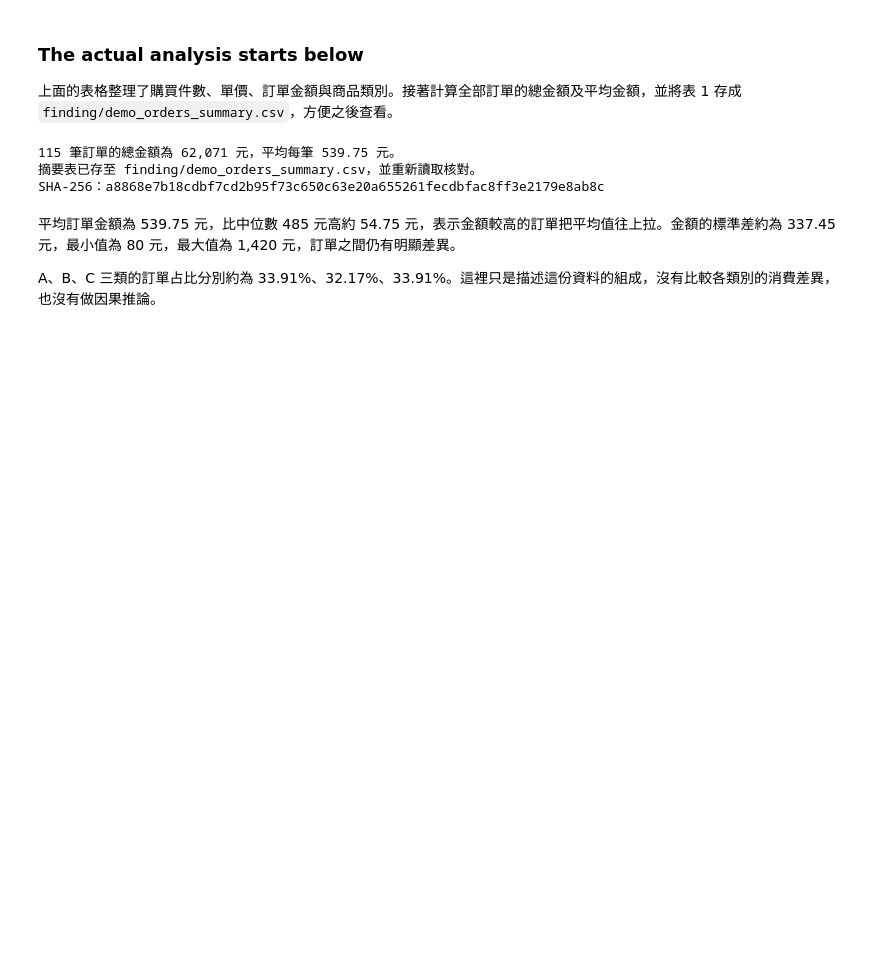
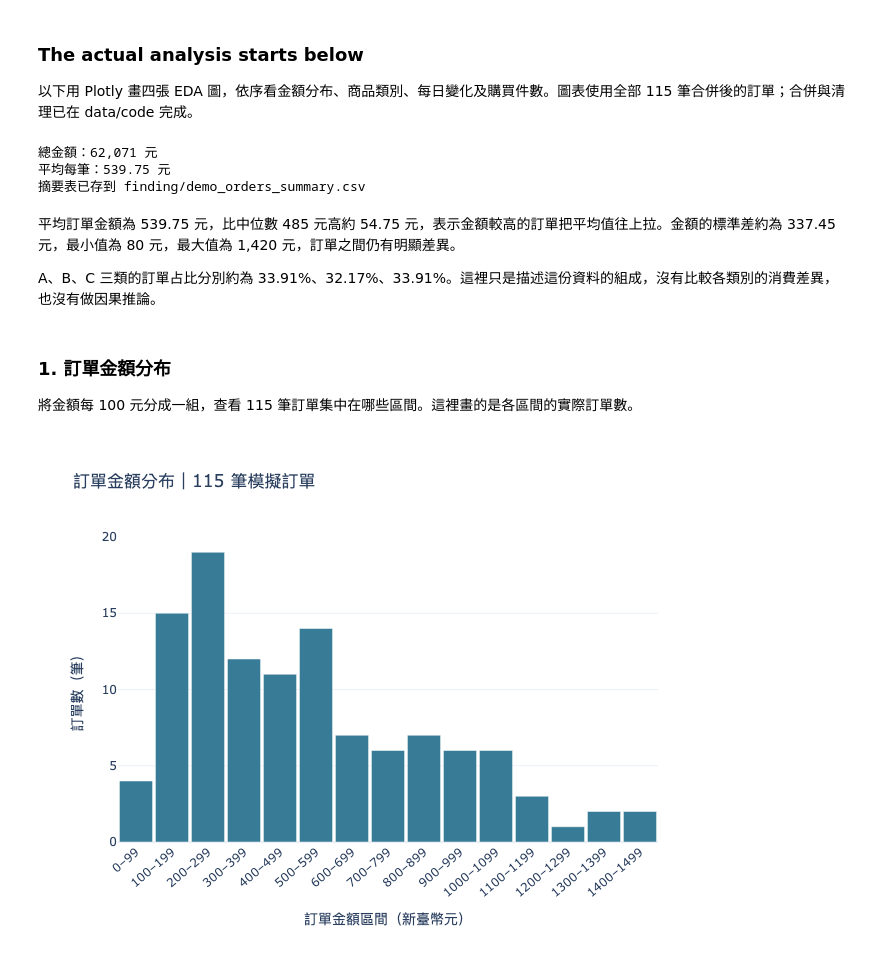
Before and after one commit to DanielTsai2026/DSSI2026-group-x, a Jupyter notebook: finding/demo_orders_analysis.ipynb, the cells around one changed output. Drawn from its saved outputs; the diff is of its cells as text; code cells hidden in the pictures; blank space fills up the shorter version.

```diff
--- a/finding/demo_orders_analysis.ipynb
+++ b/finding/demo_orders_analysis.ipynb
@@ -115,37 +139,43 @@ display(category_table.round(2))
 # %% [markdown]
 ### The actual analysis starts below
 
-上面的表格整理了購買件數、單價、訂單金額與商品類別。接著計算全部訂單的總金額及平均金額，並將表 1 存成 `finding/demo_orders_summary.csv`，方便之後查看。
+以下用 Plotly 畫四張 EDA 圖，依序看金額分布、商品類別、每日變化及購買件數。圖表使用全部 115 筆合併後的訂單；合併與清理已在 data/code 完成。
 # %%
 total_amount = df["order_amount_twd"].sum()
 average_amount = df["order_amount_twd"].mean()
-print(f"{len(df)} 筆訂單的總金額為 {total_amount:,} 元，平均每筆 {average_amount:,.2f} 元。")
+print(f"總金額：{total_amount:,} 元")
+print(f"平均每筆：{average_amount:,.2f} 元")
 
 summary_export = summary.rename_axis("變數").reset_index()
-output_path = (project_root / "finding/demo_orders_summary.csv").resolve()
-if output_path.parent != project_root / "finding":
-    raise ValueError("輸出路徑超出預期目錄。")
-
-# 重跑時可接受相同結果，但不蓋掉內容不同的既有檔案。
-csv_bytes = summary_export.to_csv(index=False, lineterminator="\n").encode("utf-8")
-if output_path.exists():
-    if output_path.read_bytes() != csv_bytes:
-        raise FileExistsError("輸出檔已存在且內容不同，請先確認要保留的版本。")
-else:
-    with output_path.open("xb") as file:
-        file.write(csv_bytes)
-
-saved_summary = pd.read_csv(output_path)
-pd.testing.assert_frame_equal(summary_export, saved_summary, check_exact=False, rtol=1e-12)
-assert hashlib.sha256(data_path.read_bytes()).hexdigest() == expected_hash
-
-print(f"摘要表已存至 finding/{output_path.name}，並重新讀取核對。")
-print(f"SHA-256：{hashlib.sha256(output_path.read_bytes()).hexdigest()}")
+output_path = project_root / "finding/demo_orders_summary.csv"
+summary_export.to_csv(output_path, index=False)
+print("摘要表已存到 finding/demo_orders_summary.csv")
 # %% [output]
-115 筆訂單的總金額為 62,071 元，平均每筆 539.75 元。
-摘要表已存至 finding/demo_orders_summary.csv，並重新讀取核對。
-SHA-256：a8868e7b18cdbf7cd2b95f73c650c63e20a655261fecdbfac8ff3e2179e8ab8c
+總金額：62,071 元
+平均每筆：539.75 元
+摘要表已存到 finding/demo_orders_summary.csv
 # %% [markdown]
 平均訂單金額為 539.75 元，比中位數 485 元高約 54.75 元，表示金額較高的訂單把平均值往上拉。金額的標準差約為 337.45 元，最小值為 80 元，最大值為 1,420 元，訂單之間仍有明顯差異。
 
 A、B、C 三類的訂單占比分別約為 33.91%、32.17%、33.91%。這裡只是描述這份資料的組成，沒有比較各類別的消費差異，也沒有做因果推論。
+# %% [markdown]
+### 1. 訂單金額分布
+
+將金額每 100 元分成一組，查看 115 筆訂單集中在哪些區間。這裡畫的是各區間的實際訂單數。
+# %%
+# 先彙整成區間筆數，互動圖只保留分布摘要。
+bins = list(range(0, 1501, 100))
+amount_groups = pd.cut(df["order_amount_twd"], bins=bins, right=False)
+amount_counts = amount_groups.value_counts(sort=False)
+distribution = pd.DataFrame({
+    "金額區間": [f"{int(interval.left)}–{int(interval.right)-1}" for interval in amount_counts.index],
+    "訂單數": amount_counts.values,
+})
+fig = px.bar(distribution, x="金額區間", y="訂單數",
+             title="訂單金額分布｜115 筆模擬訂單", color_discrete_sequence=["#387B97"])
+fig.update_layout(xaxis_title="訂單金額區間（新臺幣元）", yaxis_title="訂單數（筆）", bargap=0.08)
+fig.update_xaxes(tickangle=-40)
+fig.write_image(figure_dir / "01_amount_distribution.png", scale=2)
+fig.show()
+# %% [output]
+[figure, added]
```
Also changed, not shown: parts of 11 cells of this notebook, 11 other files.
